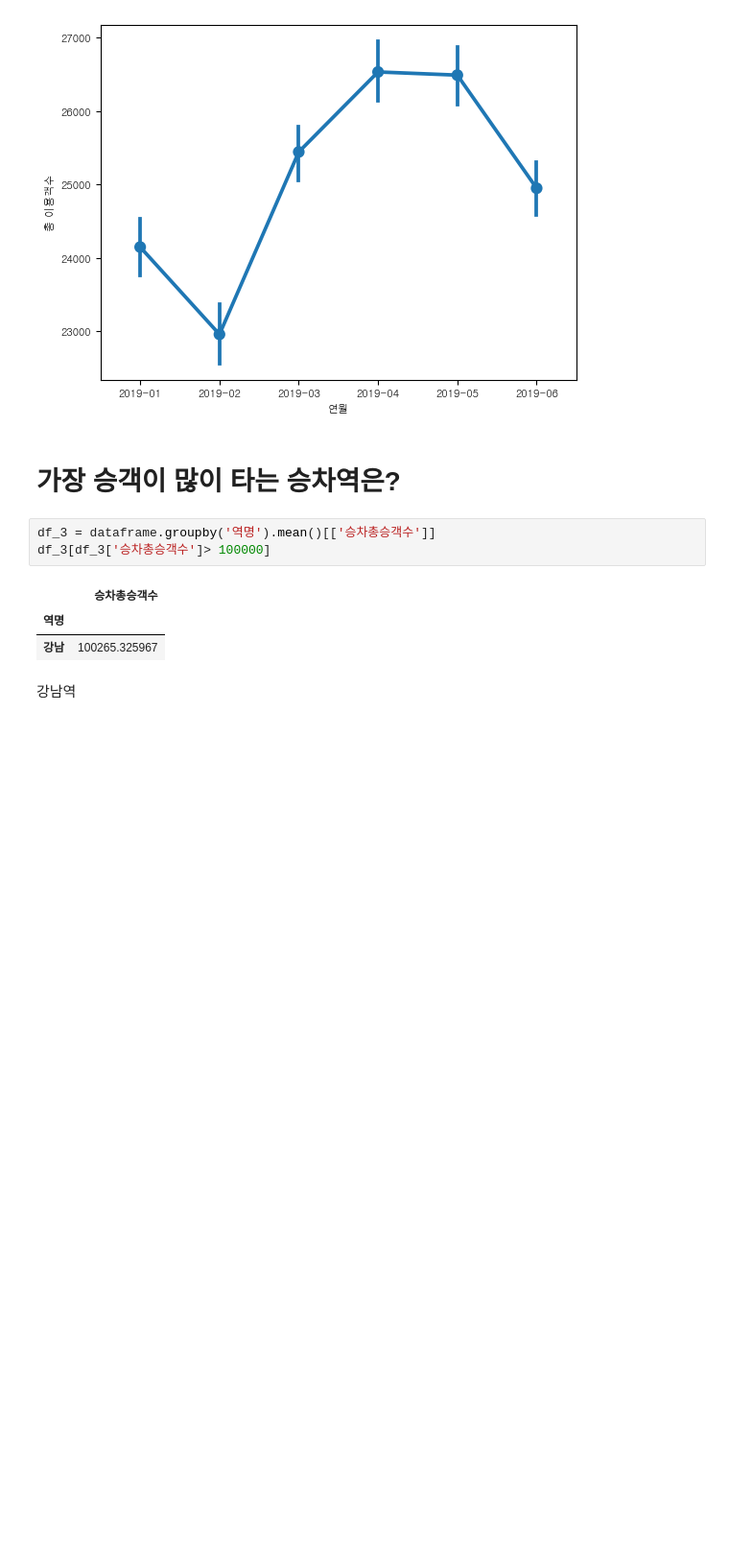
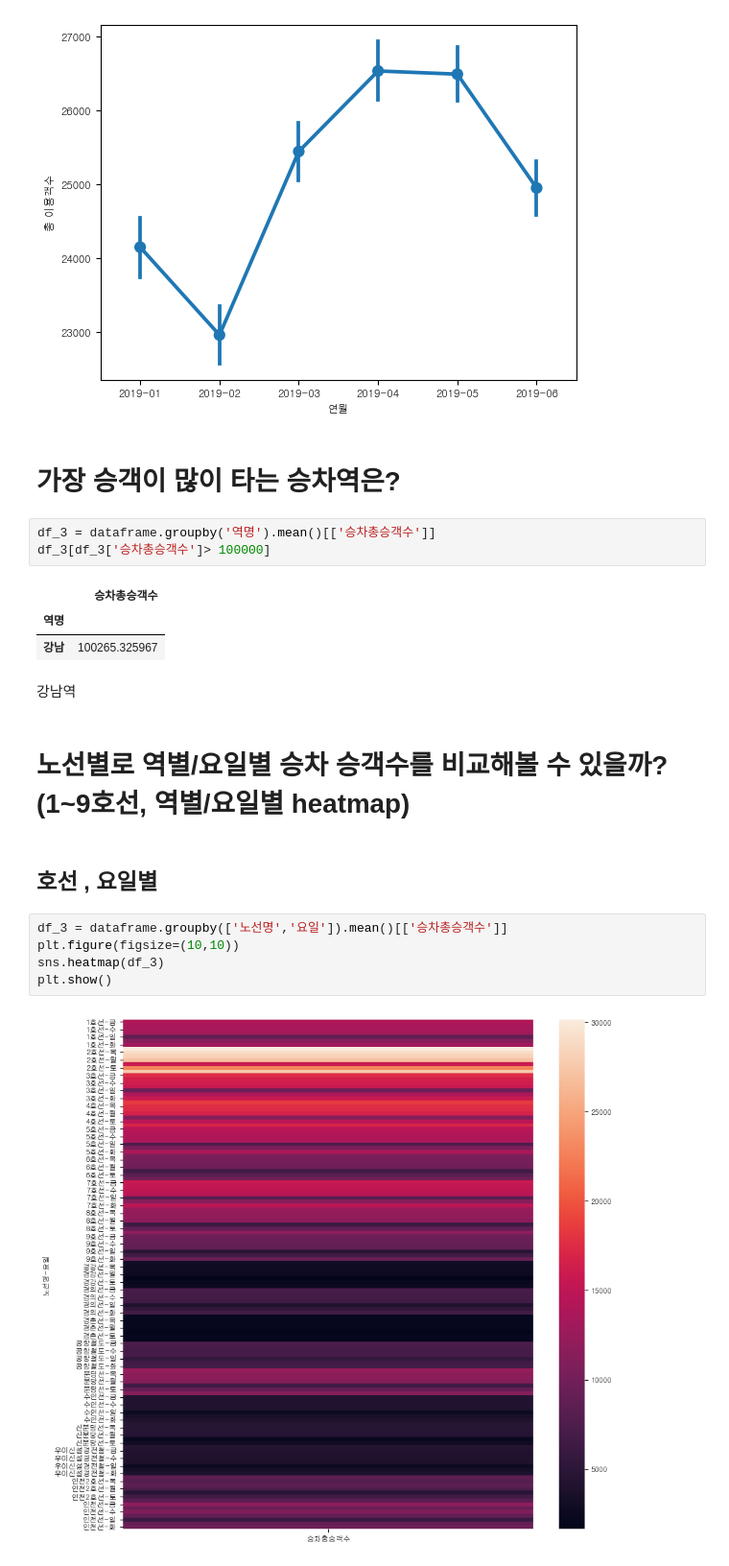
Before and after one commit to youse0ng/EDA_AI-X, a Jupyter notebook: 실습/myEDA.ipynb, the cells around one changed output. Shown at 96% size. Drawn from its saved outputs; the diff is of its cells as text; blank space fills up the shorter version.

```diff
--- a/실습/myEDA.ipynb
+++ b/실습/myEDA.ipynb
@@ -130,3 +130,14 @@ df_3[df_3['승차총승객수']> 100000]
 | 강남 | 100265.325967 |
 # %% [markdown]
 강남역
+# %% [markdown]
+# 노선별로 역별/요일별 승차 승객수를 비교해볼 수 있을까? (1~9호선, 역별/요일별 heatmap)
+# %% [markdown]
+## 호선 , 요일별
+# %%
+df_3 = dataframe.groupby(['노선명','요일']).mean()[['승차총승객수']]
+plt.figure(figsize=(10,10))
+sns.heatmap(df_3)
+plt.show()
+# %% [output]
+[figure, added]
```
Also changed, not shown: parts of 14 cells of this notebook.
